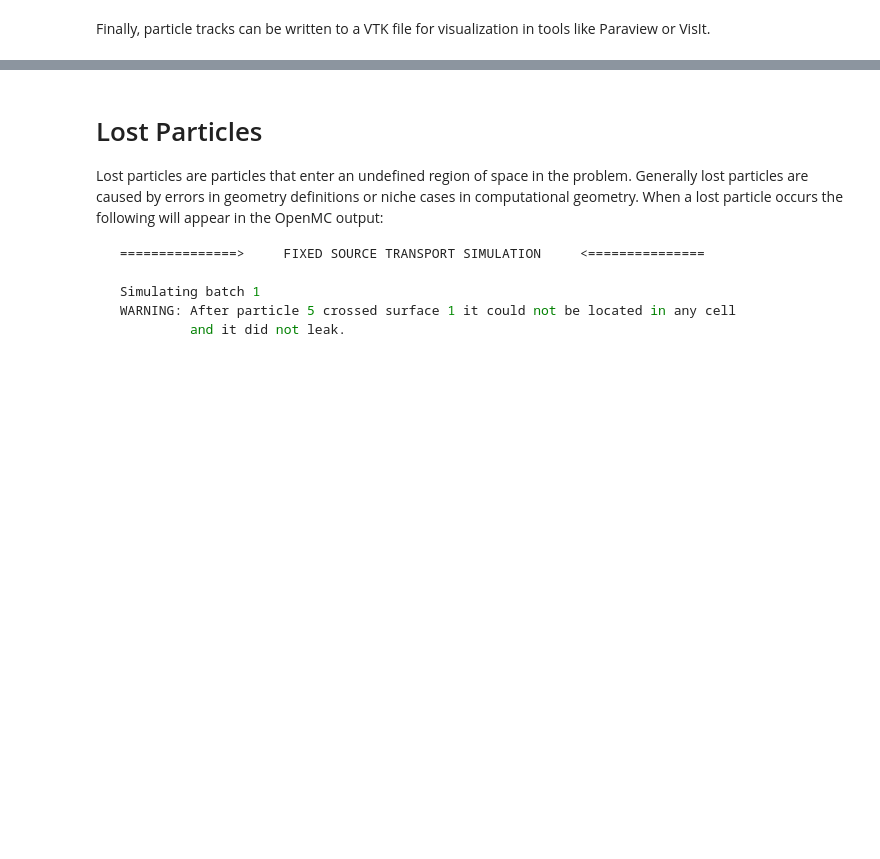
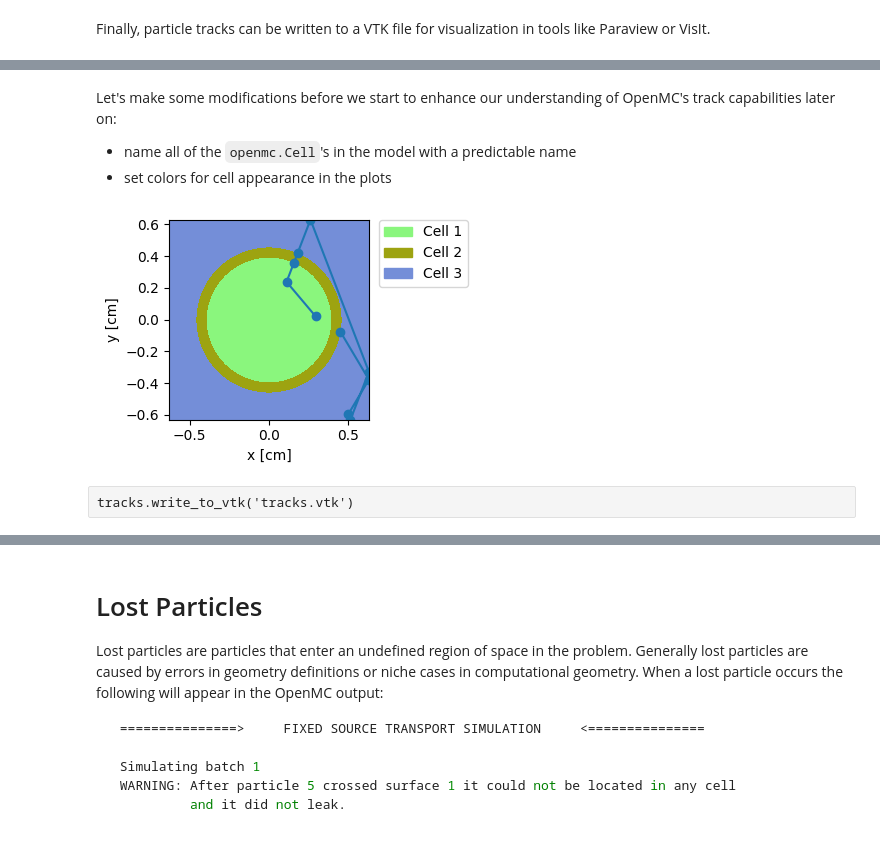
Before and after one commit to pshriwise/ne506-sp-24, a Jupyter notebook: openmc/Particle-Tracks.ipynb, the cells around one changed output, grey strips where cells are left out. Cells and saved outputs as stored; diff of their text form; code cells hidden in the pictures; blank space fills up the shorter version.

```diff
--- a/openmc/Particle-Tracks.ipynb
+++ b/openmc/Particle-Tracks.ipynb
@@ -143,3 +151,21 @@ ModuleNotFoundError: No module named 'vtk'
+# %% [markdown]
+Let's make some modifications before we start to enhance our understanding of OpenMC's track capabilities later on:
+
+  - name all of the `openmc.Cell`'s in the model with a predictable name
+  - set colors for cell appearance in the plots
+# %%
+cell_colors = {}
+for cell in model.geometry.get_all_cells().values():
+    cell.name = f'Cell {cell.id}'
+    cell_colors[cell] = np.random.choice(range(256), size=3)
+
+ax = model.geometry.plot(colors=cell_colors, legend=True)
+ax.plot(xs, ys, 'o-')
+plt.show()
+# %% [output]
+[figure, added]
+# %% [raw]
+tracks.write_to_vtk('tracks.vtk')
 # %% [markdown]
 ![image.png](attachment:image.png)
 # %% [markdown]
```
Also changed, not shown: parts of 10 cells of this notebook.
